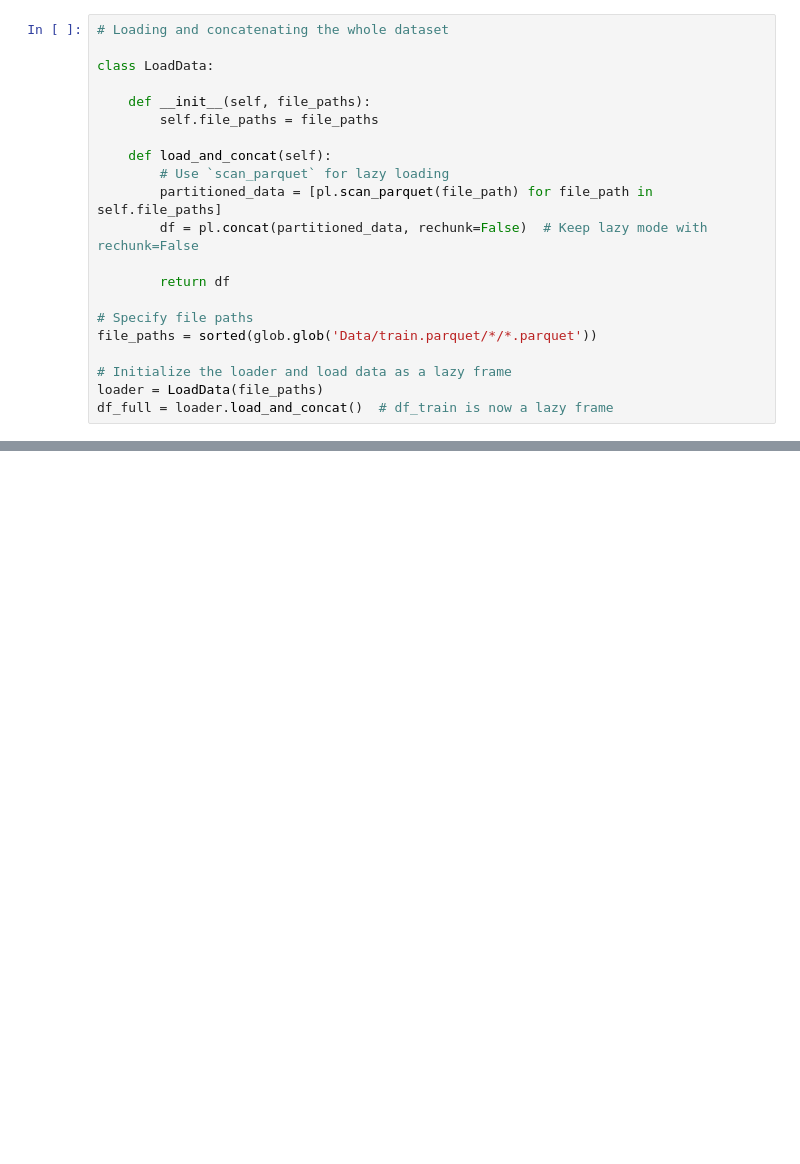
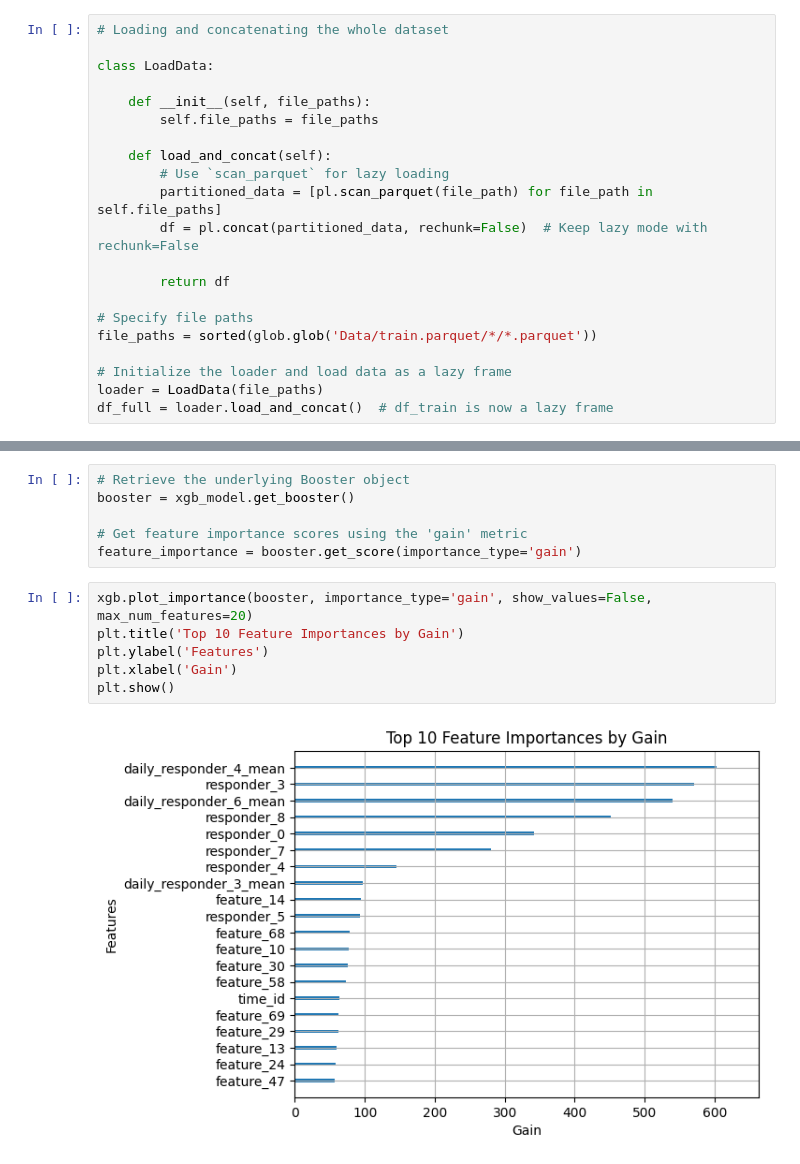
Before and after one commit to AdomasFiseris/JaneStreetRTMDForecasting, a Jupyter notebook: jane_street_rtmd_forecasting.ipynb, the cells around one changed output, grey strips where cells are left out. Drawn from its saved outputs; the diff is of its cells as text; blank space fills up the shorter version.

```diff
--- a/jane_street_rtmd_forecasting.ipynb
+++ b/jane_street_rtmd_forecasting.ipynb
@@ -122,0 +341,14 @@ plt.show()
+# %%
+# Retrieve the underlying Booster object
+booster = xgb_model.get_booster()
+
+# Get feature importance scores using the 'gain' metric
+feature_importance = booster.get_score(importance_type='gain')
+# %%
+xgb.plot_importance(booster, importance_type='gain', show_values=False, max_num_features=20)
+plt.title('Top 10 Feature Importances by Gain')
+plt.ylabel('Features')
+plt.xlabel('Gain')
+plt.show()
+# %% [output]
+[figure, added]
```
Also changed, not shown: parts of 9 cells of this notebook, 2 other files.
